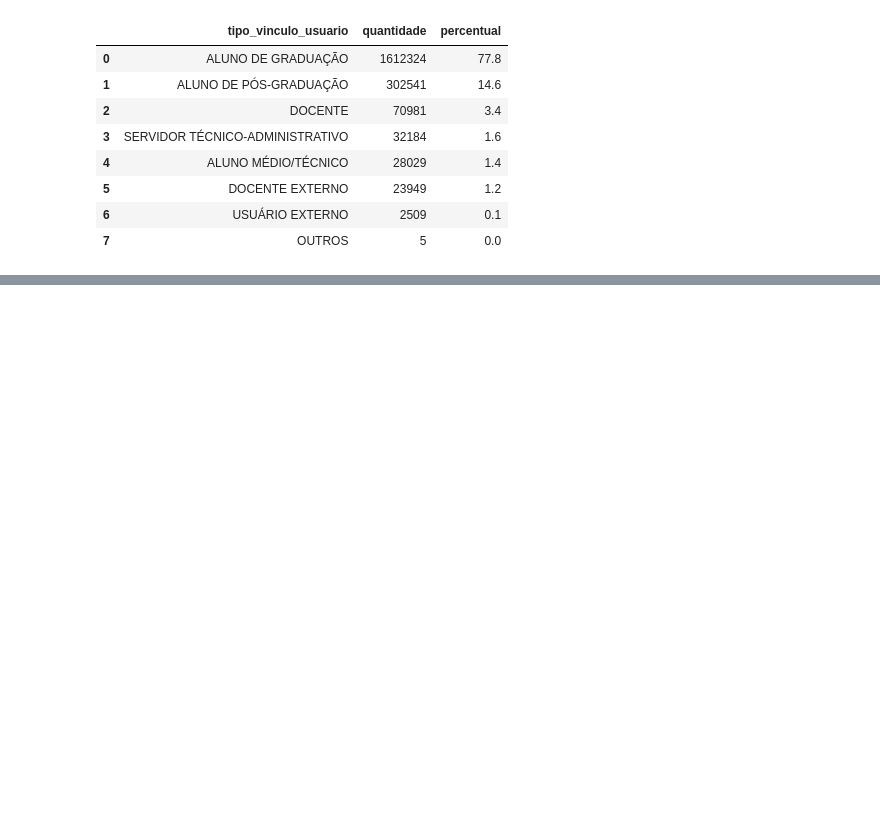
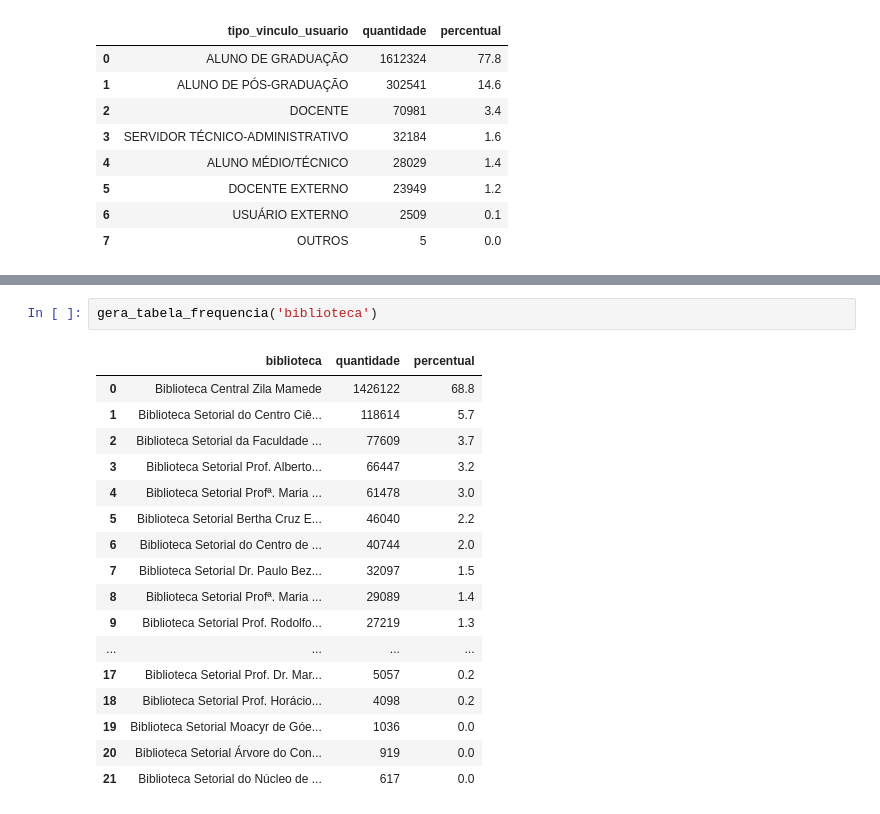
Before and after one commit to WyndamBaxter/Desafio-7-days-of-coding-dashboard, a Jupyter notebook: Analise_exploratoria.ipynb, the cells around one changed output, grey strips where cells are left out. Drawn from its saved outputs; the diff is of its cells as text; blank space fills up the shorter version.

```diff
--- a/Analise_exploratoria.ipynb
+++ b/Analise_exploratoria.ipynb
@@ -627,0 +656,20 @@ gera_tabela_frequencia('tipo_vinculo_usuario')
+# %%
+gera_tabela_frequencia('biblioteca')
+# %% [output]
+|  | biblioteca | quantidade | percentual |
+| 0 | Biblioteca Central Zila Mamede | 1426122 | 68.8 |
+| 1 | Biblioteca Setorial do Centro Ciê... | 118614 | 5.7 |
+| 2 | Biblioteca Setorial da Faculdade ... | 77609 | 3.7 |
+| 3 | Biblioteca Setorial Prof. Alberto... | 66447 | 3.2 |
+| 4 | Biblioteca Setorial Profª. Maria ... | 61478 | 3.0 |
+| 5 | Biblioteca Setorial Bertha Cruz E... | 46040 | 2.2 |
+| 6 | Biblioteca Setorial do Centro de ... | 40744 | 2.0 |
+| 7 | Biblioteca Setorial Dr. Paulo Bez... | 32097 | 1.5 |
+| 8 | Biblioteca Setorial Profª. Maria ... | 29089 | 1.4 |
+| 9 | Biblioteca Setorial Prof. Rodolfo... | 27219 | 1.3 |
+| ... | ... | ... | ... |
+| 17 | Biblioteca Setorial Prof. Dr. Mar... | 5057 | 0.2 |
+| 18 | Biblioteca Setorial Prof. Horácio... | 4098 | 0.2 |
+| 19 | Biblioteca Setorial Moacyr de Góe... | 1036 | 0.0 |
+| 20 | Biblioteca Setorial Árvore do Con... | 919 | 0.0 |
+| 21 | Biblioteca Setorial do Núcleo de ... | 617 | 0.0 |
```
Also changed, not shown: parts of 13 cells of this notebook.
